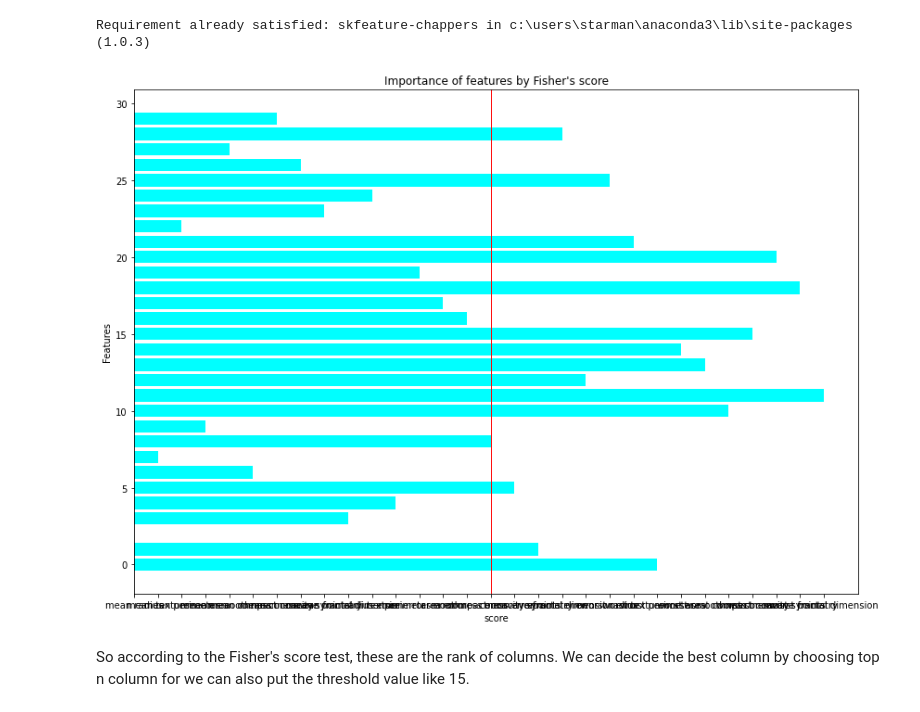
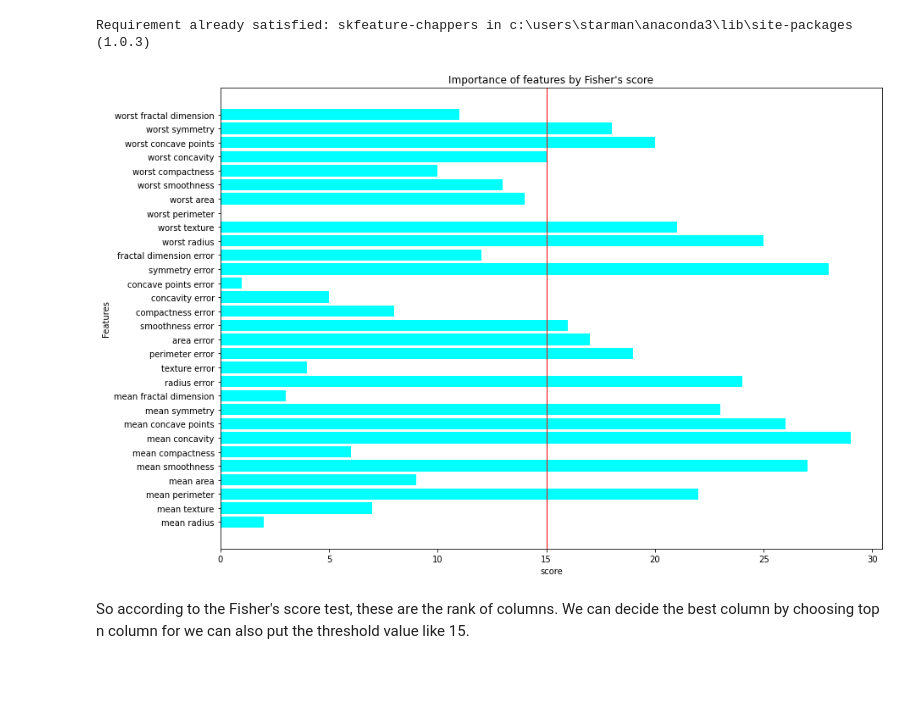
Before and after one commit to starguyaman/Machine-Learning-Algorithms, a Jupyter notebook: Feature Selection/Feature selection.ipynb, the cells around one changed output. Saved outputs shown, nothing was run; the diff lists cells and outputs as text; code cells hidden in the pictures; blank space fills up the shorter version.

Commit message:
corrected Fisher's score graph axis

```diff
--- a/Feature Selection/Feature selection.ipynb
+++ b/Feature Selection/Feature selection.ipynb
@@ -188,19 +188,19 @@ Requirement already satisfied: skfeature-chappers in c:\users\starman\anaconda3\
 # %%
 from skfeature.function.similarity_based import fisher_score
 import matplotlib.pyplot as plt
 
 # calculatibg socres
 scores = fisher_score.fisher_score(features.values, label.values) # using breast_cancer dataset
 
 plt.rcParams["figure.figsize"] = (14,10)
-plt.barh(scores, features.columns, color='cyan')
+plt.barh(features.columns, scores, color='cyan')
 plt.title('Importance of features by Fisher\'s score')
 plt.xlabel('score')
 plt.ylabel('Features')
 plt.axvline(15,linewidth=1, color='red')
 plt.show()
 # %% [output]
-[figure, old version]
+[figure, new version]
 # %% [markdown]
 So according to the Fisher's score test, these are the rank of columns. We can decide the best column by choosing top n column for we can also put the threshold value like 15.
 # %% [markdown]
```
Also changed, not shown: parts of 6 cells of this notebook.
